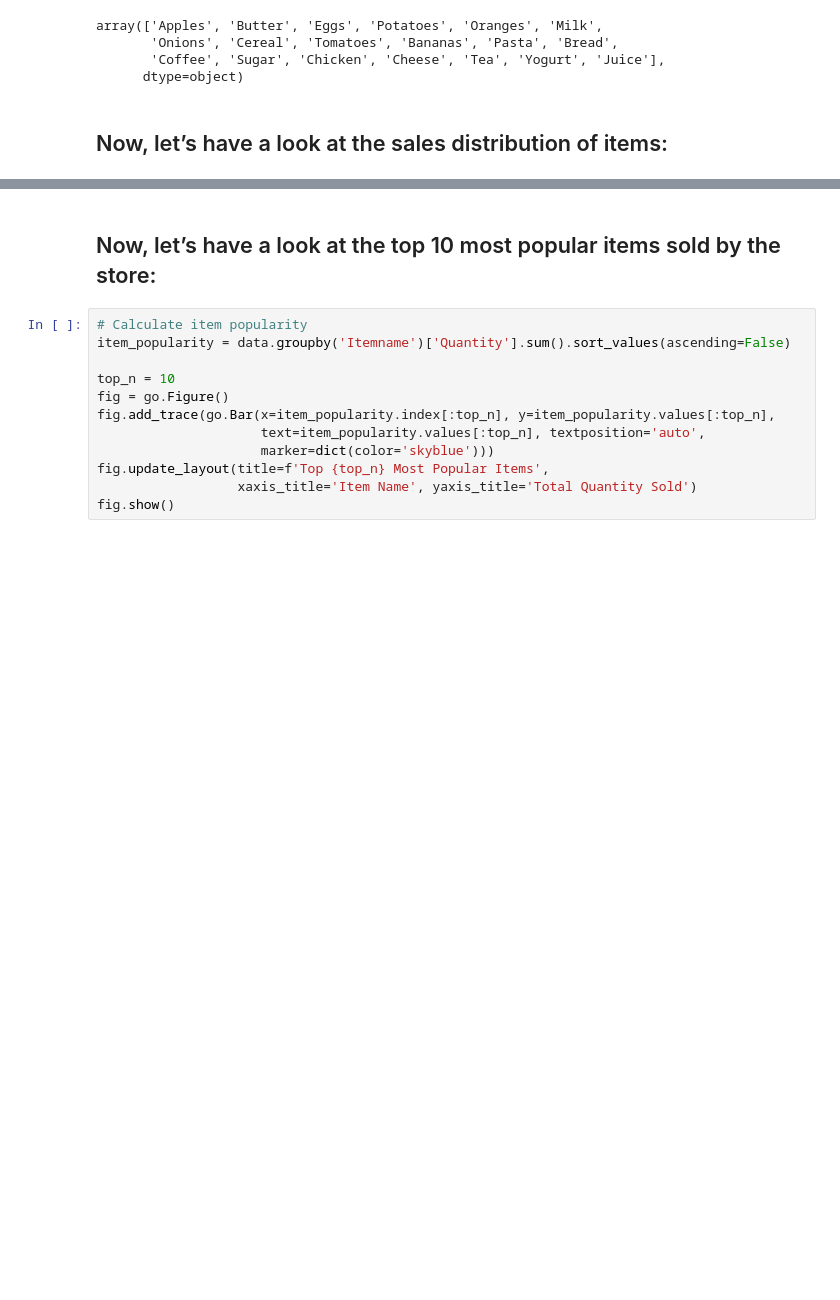
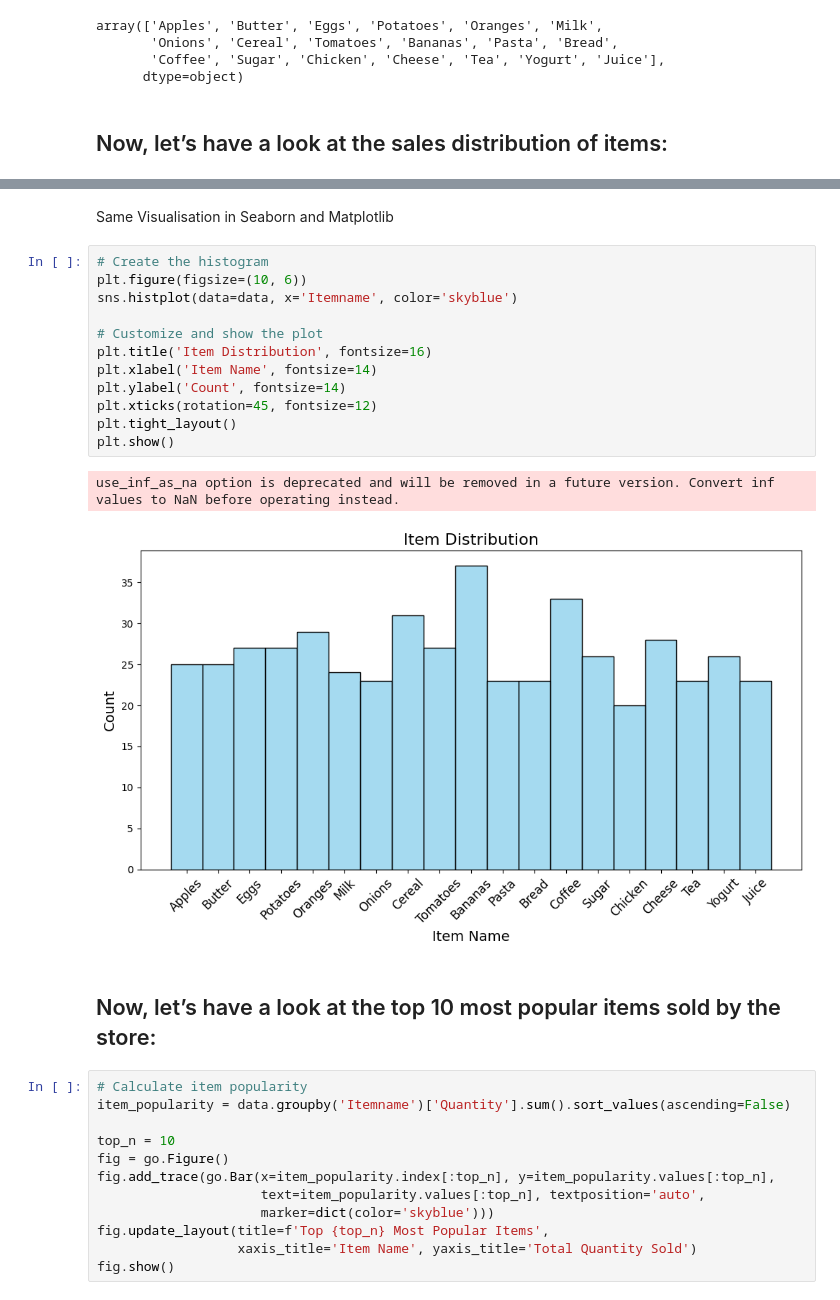
Before and after one commit to iamshanu14/MarketBasket-Analysis, a Jupyter notebook: market basket analysis.ipynb, the cells around one changed output, grey strips where cells are left out. Saved outputs shown, nothing was run; the diff lists cells and outputs as text; blank space fills up the shorter version.

Commit message:
Kaggle Notebook | Market Basket Analysis using Pyhton | Version 2

```diff
--- a/market basket analysis.ipynb
+++ b/market basket analysis.ipynb
@@ -85,6 +88,23 @@ fig = px.histogram(data, x='Itemname',title='Item Distribution')
 fig.show()
 # %% [output]
 [interactive output not drawn]
+# %% [markdown]
+Same Visualisation in Seaborn and Matplotlib
+# %%
+# Create the histogram
+plt.figure(figsize=(10, 6))
+sns.histplot(data=data, x='Itemname', color='skyblue')
+
+# Customize and show the plot
+plt.title('Item Distribution', fontsize=16)
+plt.xlabel('Item Name', fontsize=14)
+plt.ylabel('Count', fontsize=14)
+plt.xticks(rotation=45, fontsize=12)
+plt.tight_layout()
+plt.show()
+# %% [output]
+use_inf_as_na option is deprecated and will be removed in a future version. Convert inf values to NaN before operating instead.
+[figure, added]
 # %% [markdown]
 ## Now, let’s have a look at the top 10 most popular items sold by the store:
 # %%
```
Also changed, not shown: parts of 6 cells of this notebook.
